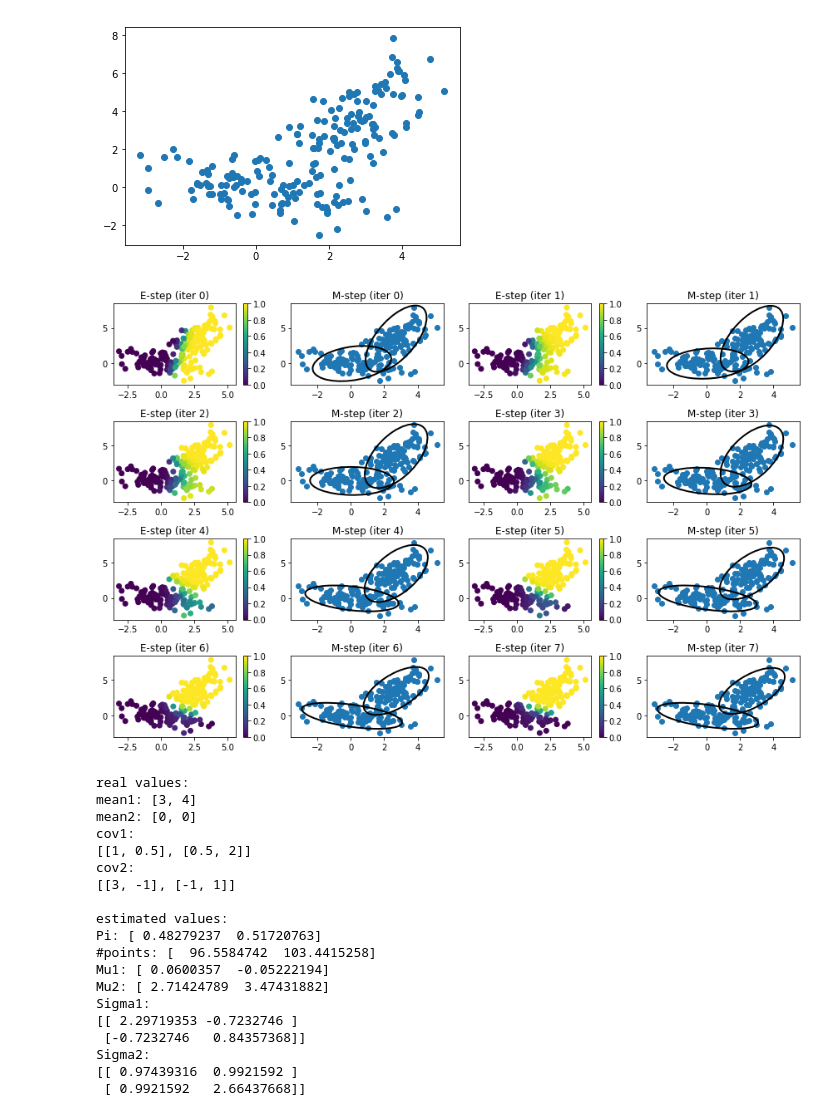
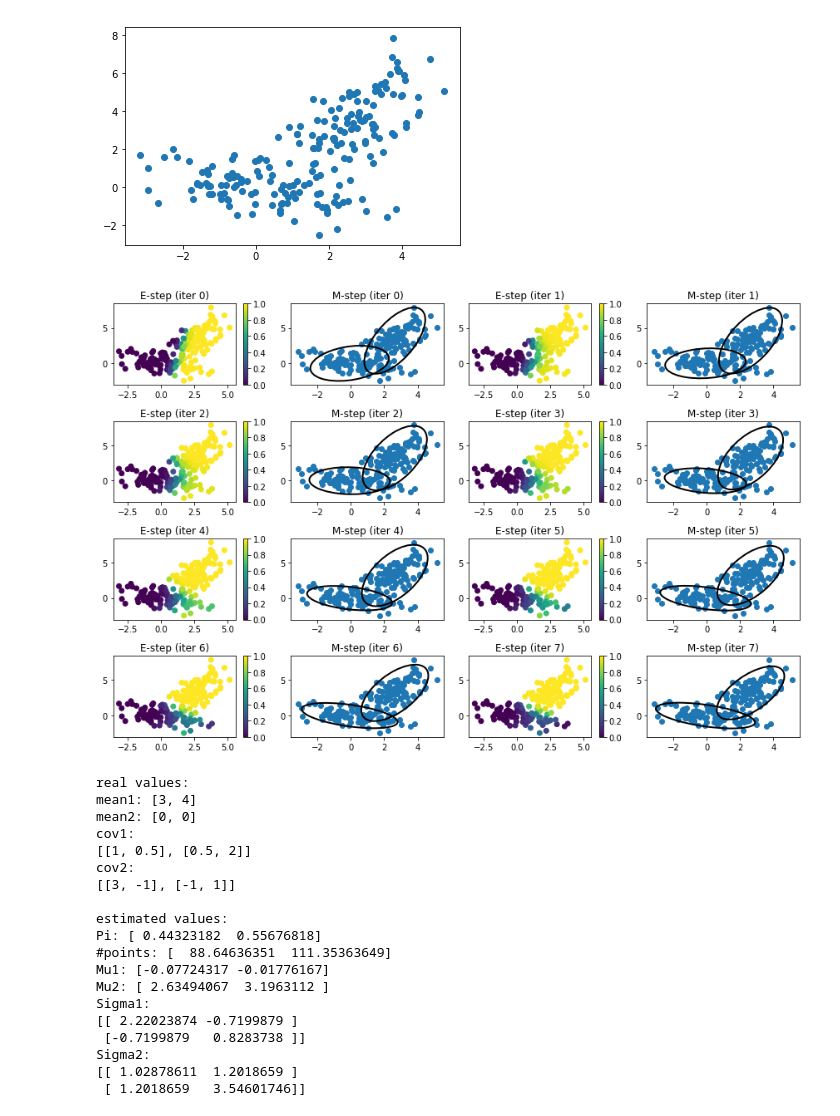
Before and after one commit to yuan-li/comp90051-2017, a Jupyter notebook: slides/8_em_algorithm.ipynb, the cells around one changed output. Cells and saved outputs as stored; diff of their text form; code cells hidden in the pictures.

```diff
--- a/slides/8_em_algorithm.ipynb
+++ b/slides/8_em_algorithm.ipynb
@@ -78,7 +78,9 @@ for i in range(n_iterations):
     # E-step
     Z = np.empty((X.shape[0], k))
     for j in range(k):
-        Z[:, j] = pi[j] / np.linalg.det(sigma[j]) * np.exp(-0.5*((X-mu[j]).dot(np.linalg.inv(sigma[j]))*(X-mu[j])).sum(axis=1))
+        Z[:, j] = pi[j] / np.sqrt(np.linalg.det(sigma[j])) * np.exp(
+            -0.5 * ((X-mu[j]).dot(np.linalg.inv(sigma[j])) * (X-mu[j])).sum(axis=1)
+        )
     Z /= Z.sum(axis=1, keepdims=True)
 
     ax = fig.add_subplot(n_rows, n_cols, i*2+1)
@@ -92,34 +94,34 @@ for i in range(n_iterations):
         mu[j]    = Z[:, j].dot(X) / Z[:, j].sum()
         sigma[j] = ((X-mu[j]).T.dot(np.diag(Z[:, j])).dot(X-mu[j])) / Z[:, j].sum()
 
     ax = fig.add_subplot(n_rows, n_cols, i*2+2)
     ax.scatter(X[:, 0], X[:, 1])
     for j in range(k):
         plot_cov_ellipse(sigma[j], mu[j])
     ax.set_title('M-step (iter %d)'%i)
 
 plt.tight_layout()
 plt.show()
 
 print('real values:')
 print('mean1:', mean1)
 print('mean2:', mean2)
 print('cov1:')
 print(cov1)
 print('cov2:')
 print(cov2)
 
 print('\nestimated values:')
 print('Pi:', pi)
 print('#points:', pi*X.shape[0])
 print('Mu1:', mu[0])
 print('Mu2:', mu[1])
 print('Sigma1:')
 print(sigma[0])
 print('Sigma2:')
 print(sigma[1])
 # %% [output]
-[figure, old version]
+[figure, new version]
 real values:
 mean1: [3, 4]
 mean2: [0, 0]
@@ -129,13 +131,13 @@ cov2:
 [[3, -1], [-1, 1]]
 
 estimated values:
-Pi: [ 0.48279237  0.51720763]
-#points: [  96.5584742  103.4415258]
-Mu1: [ 0.0600357  -0.05222194]
-Mu2: [ 2.71424789  3.47431882]
+Pi: [ 0.44323182  0.55676818]
+#points: [  88.64636351  111.35363649]
+Mu1: [-0.07724317 -0.01776167]
+Mu2: [ 2.63494067  3.1963112 ]
 Sigma1:
-[[ 2.29719353 -0.7232746 ]
- [-0.7232746   0.84357368]]
+[[ 2.22023874 -0.7199879 ]
+ [-0.7199879   0.8283738 ]]
 Sigma2:
-[[ 0.97439316  0.9921592 ]
- [ 0.9921592   2.66437668]]
+[[ 1.02878611  1.2018659 ]
+ [ 1.2018659   3.54601746]]
```
Also changed, not shown: 1 other file.
